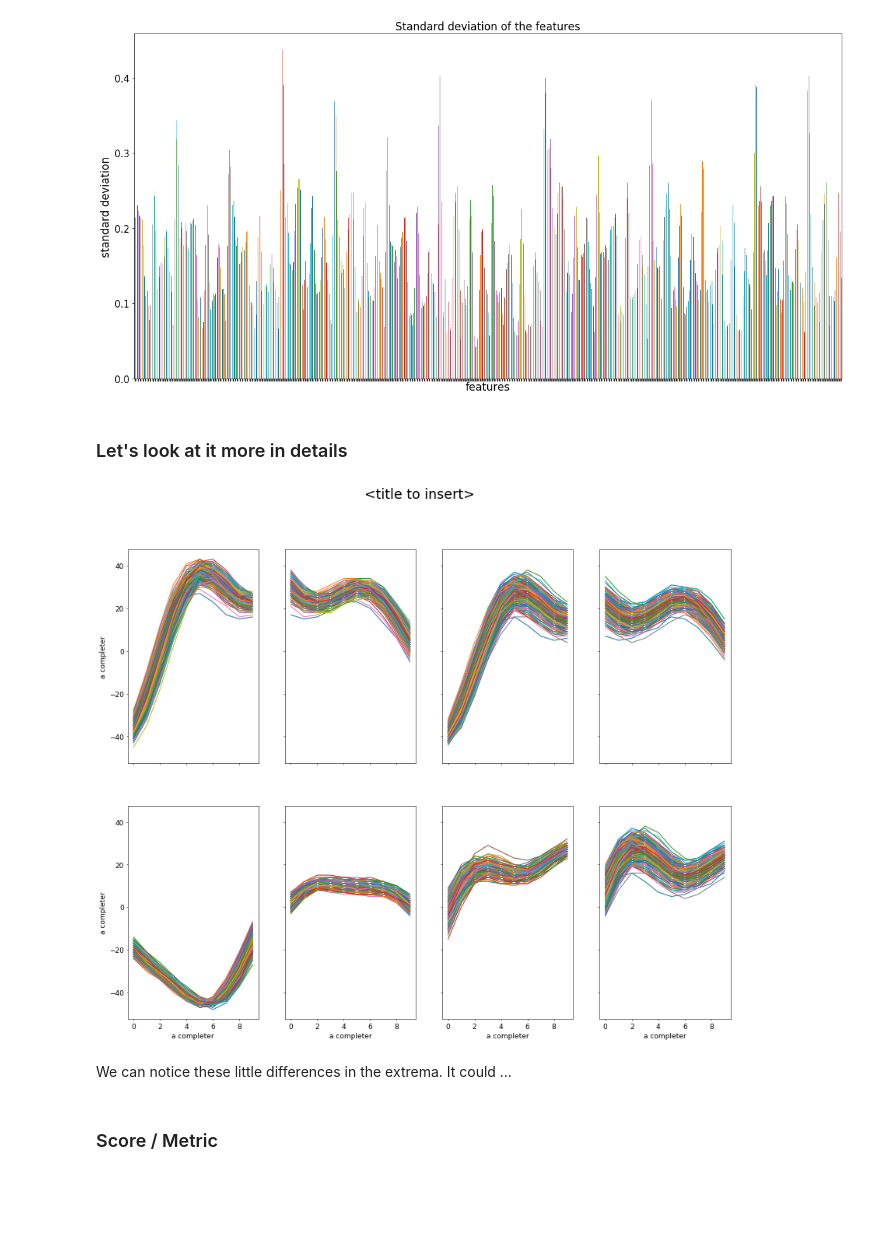
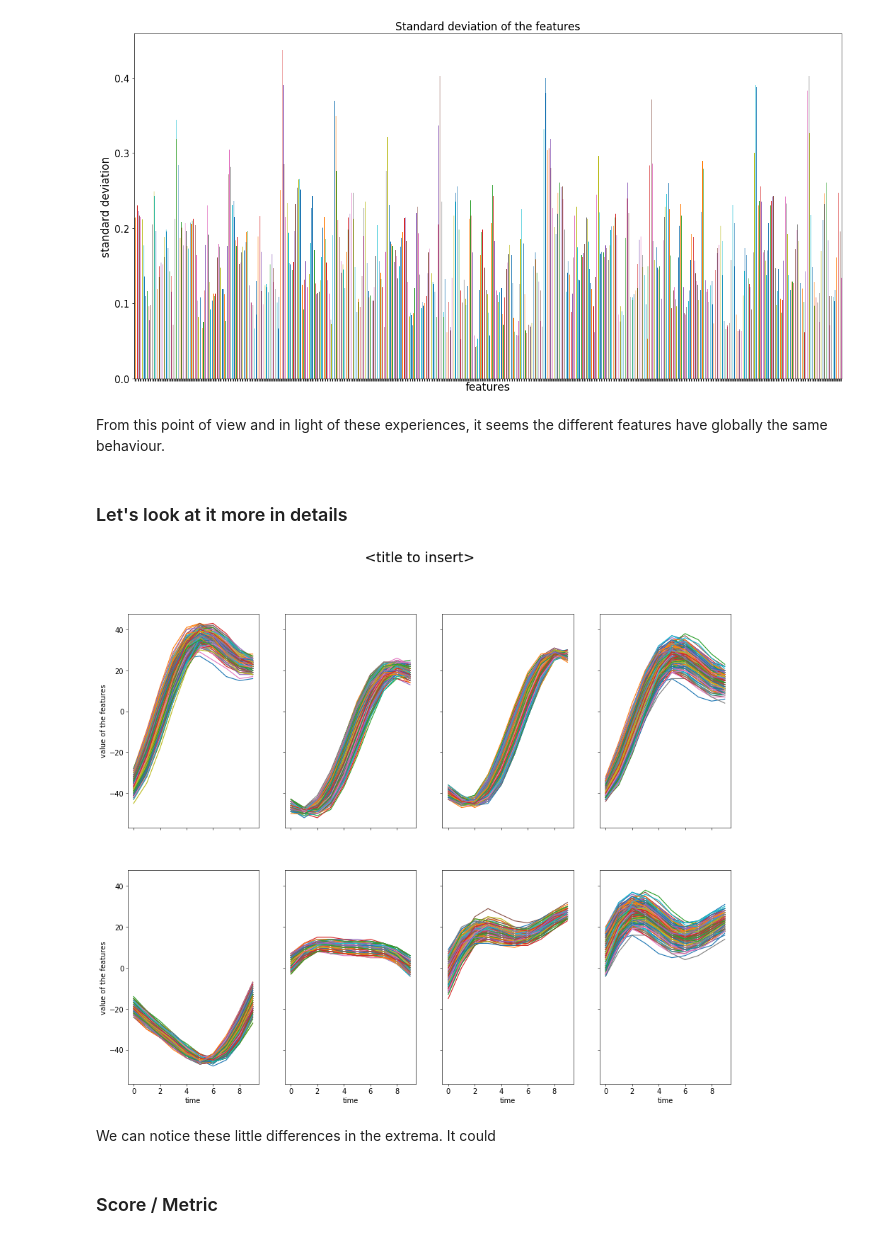
Before and after one commit to luvf/Side_channel_challenge, a Jupyter notebook: sca_starting_kit.ipynb, the cells around one changed output. Cells and saved outputs as stored; diff of their text form; code cells hidden in the pictures; blank space fills up the shorter version.

```diff
--- a/sca_starting_kit.ipynb
+++ b/sca_starting_kit.ipynb
@@ -80,16 +80,12 @@ df_train.describe()
 8 rows × 700 columns
 # %%
 plt.figure(figsize=(20,10))
-plt.plot(df_train[:100][2])
-plt.plot(df_train[:100][3])
-plt.plot(df_train[:100][4])
-plt.plot(df_train[:100][5])
-plt.plot(df_train[:100][6])
-plt.plot(df_train[:100][7])
-plt.title("Variation of 7 features wrst time",fontsize=17)
-plt.xlabel("value of the feature",fontsize=17)
+for i in [x*4 for x in range(50)]:
+    plt.plot(df_train[i][:100])
+plt.title("Variation of 50 traces wrst time",fontsize=17)
+plt.xlabel("time",fontsize=17)
 plt.xticks(fontsize=15)
-plt.ylabel("time",fontsize=17)
+plt.ylabel("value of the trace",fontsize=17)
 plt.yticks(fontsize=15)
 plt.show()
 # %% [output]
@@ -133,53 +135,53 @@ plt.yticks(fontsize=15)
 plt.show()
 # %% [output]
 [figure]
+# %% [markdown]
+From this point of view and in light of these experiences, it seems the different features have globally the same behaviour.
 # %% [markdown]
 ### Let's look at it more in details
 # %%
 from sklearn.preprocessing import normalize
 
 def plot_minima(minima,X_train,y_train,i,j,axs):
     for k in range(1,256):
             axs[i, j].plot(X_train[np.where(y_train == k)][0][minima-5:minima+5])
 
 X_1 = normalize(X_train[np.where(y_train == 1)])
 X_240 = normalize(X_train[np.where(y_train == 240)])
 
 example = X_1[0]
 
 local_max = np.r_[True, example[1:] > example[:-1]] & np.r_[example[:-1] > example[1:], True]
 local_min = np.r_[True, example[1:] < example[:-1]] & np.r_[example[:-1] < example[1:], True]
 
 maximum_idx = np.where(local_max == True)
 minimas_idx = np.where(local_min == True)
 
 n_sub = 0
 fig, axs = plt.subplots(2, 4, sharex=True, sharey=True)
 plt.suptitle("<title to insert>",fontsize=25)
 fig.set_size_inches(20,16)
-fig.dpi=50
+fig.dpi=55
 
-axs.ravel()[n_sub].set_ylabel('a completer', fontsize=13)
-for maximum in maximum_idx[0]:
-    if maximum in [149,156,416,409]:
-        for i in range(1,256):
-            axs.ravel()[n_sub].plot(X_train[np.where(y_train == i)][0][maximum-5:maximum+5])
-            axs.ravel()[n_sub].tick_params(labelsize=13)
-        n_sub += 1
+axs.ravel()[n_sub].set_ylabel('value of the features', fontsize=13)
+for maximum in [149,667,302,409]: #timestamps of maxima
+    for i in range(1,256):
+        axs.ravel()[n_sub].plot(X_train[np.where(y_train == i)][0][maximum-5:maximum+5])
+        axs.ravel()[n_sub].tick_params(labelsize=13)
+    n_sub += 1
 
-axs.ravel()[n_sub].set_ylabel('a completer', fontsize=13)
-for minimum in minimas_idx[0]:
-    if minimum in [90,130,204,412]:
-        for i in range(1,256):
-            axs.ravel()[n_sub].plot(X_train[np.where(y_train == i)][0][minimum-5:minimum+5])
-            axs.ravel()[n_sub].set_xlabel('a completer', fontsize=13)
-            axs.ravel()[n_sub].tick_params(labelsize=13)
-        n_sub += 1
+axs.ravel()[n_sub].set_ylabel('value of the features', fontsize=13)
+for minimum in [90,130,204,412]: #timestamps of minima
+    for i in range(1,256):
+        axs.ravel()[n_sub].plot(X_train[np.where(y_train == i)][0][minimum-5:minimum+5])
+        axs.ravel()[n_sub].set_xlabel('time', fontsize=13)
+        axs.ravel()[n_sub].tick_params(labelsize=13)
+    n_sub += 1
 
 plt.show()
 # %% [output]
-[figure, old version]
+[figure, new version]
 # %% [markdown]
-We can notice these little differences in the extrema. It could ...
+We can notice these little differences in the extrema. It could
 # %% [markdown]
 ### Score / Metric
```
Also changed, not shown: parts of 7 cells of this notebook.
